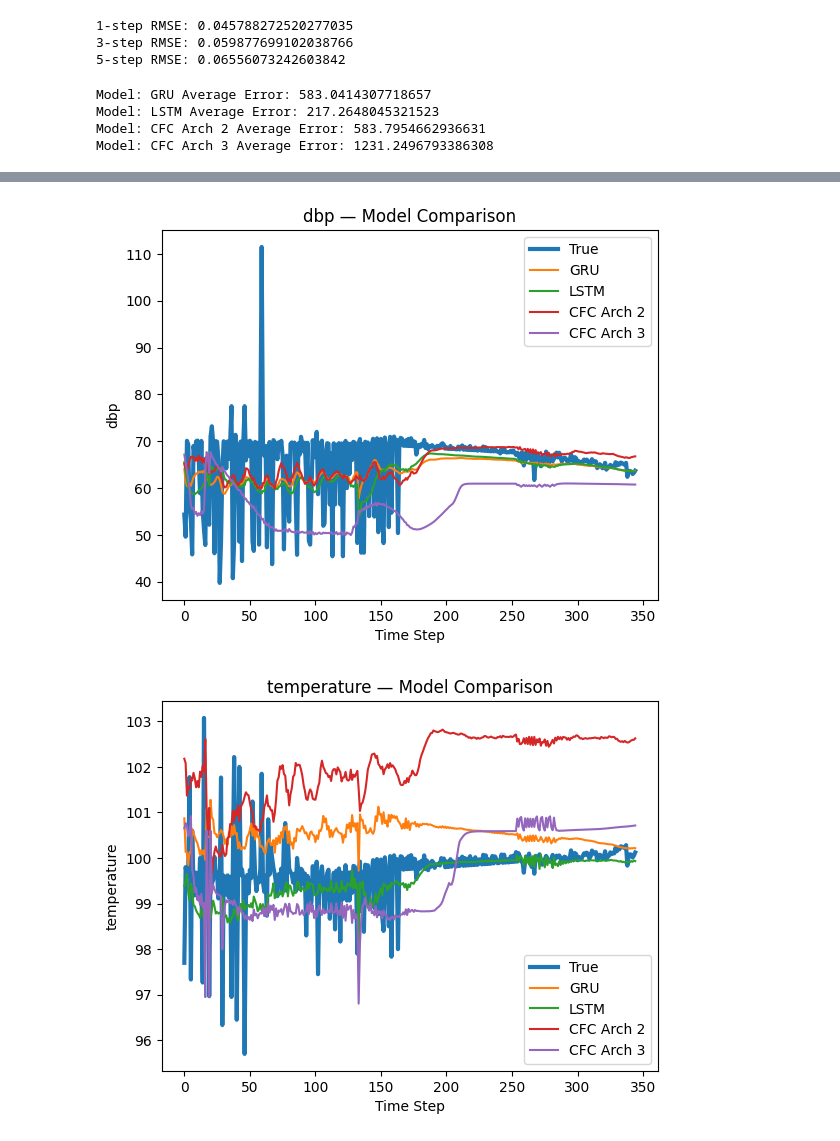
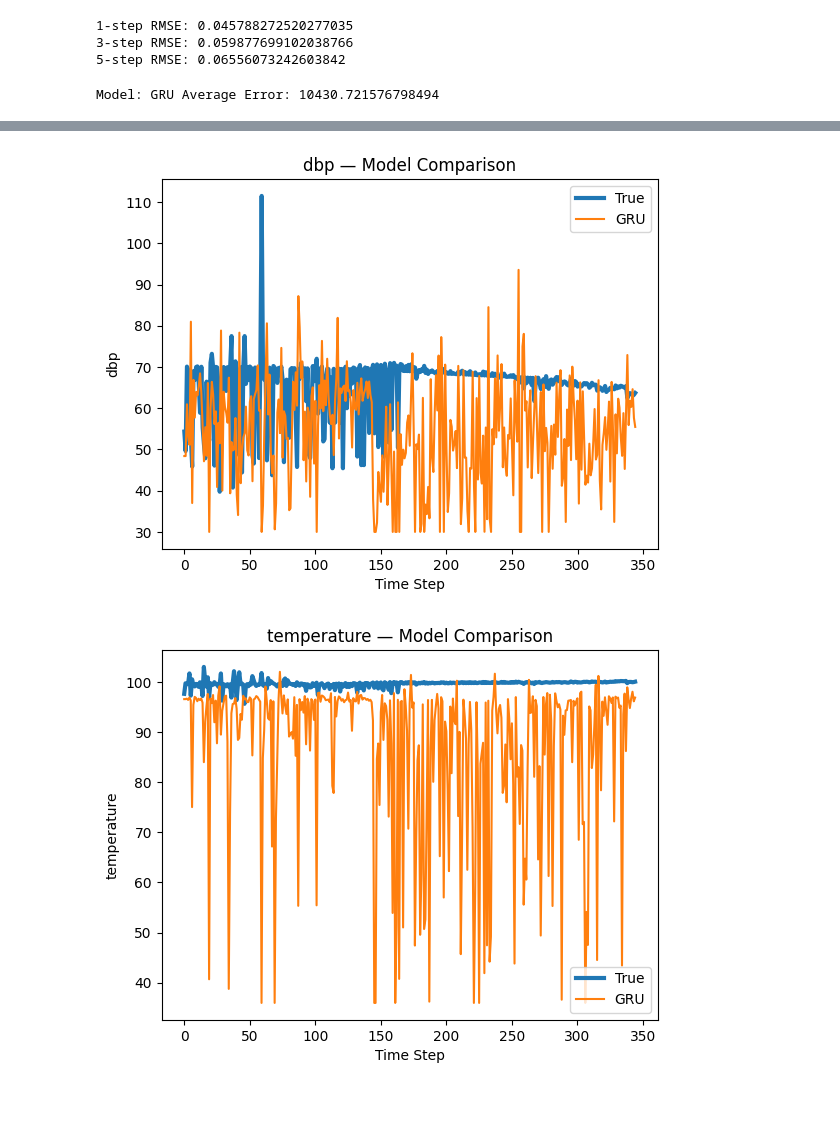
Before and after one commit to theophilus28/LNN-GRU-Comparative, a Jupyter notebook: lnn_setup.ipynb, the cells around one changed output, grey strips where cells are left out. Drawn from its saved outputs; the diff is of its cells as text; code cells hidden in the pictures; blank space fills up the shorter version.

Commit message:
still working out some graphing kinks

```diff
--- a/lnn_setup.ipynb
+++ b/lnn_setup.ipynb
@@ -2424,6 +2424,14 @@ def rollout_model(model, df, feature_cols, action_cols,
     #cur = s_true[0].unsqueeze(0)  # initial state
     preds = []
 
+    zero_dif = 346-len(cur)
+    pad = torch.zeros(zero_dif, 18, device=device)
+    cur = torch.cat([cur, pad], dim=0)
+    pad = torch.zeros(zero_dif, 3, device=device)
+    act = torch.cat([act, pad], dim=0)
+    cur = cur.unsqueeze(0)
+    act = act.unsqueeze(0)
+
     with torch.no_grad():
         unsqueezed = False
         for t in range(int(len(s_true)/2), len(s_true)):
@@ -2438,17 +2446,27 @@ def rollout_model(model, df, feature_cols, action_cols,
                 pred = pred.squeeze(0)
             else:
                 pred = model(cur, act)
-            preds.append(pred[-1].squeeze(0).cpu().numpy())
-            act = torch.cat((act[1:], a[t].unsqueeze(0)), dim=0)
+            preds.append(pred.squeeze(0).cpu().numpy())
             #cur = torch.cat((cur, pred.unsqueeze(0)), dim=0)
-            cur = pred
+            #cur = pred
+            if zero_dif > 0:
+                cur[0,-zero_dif] = pred
+                act[0,-zero_dif] = a[t].unsqueeze(0)
+                zero_dif -= 1
+            else:
+                #if the input aka cur is already filled and has no more zero fill, then we need to start
+                #removing the first step in cur and then append on the latest pred
+                pred = pred.unsqueeze(0)
+                cur = torch.cat([cur, pred], dim=1)
+                cur  = cur[:, 1:]
+                act = torch.cat((act[:,1:], (a[t].unsqueeze(0)).unsqueeze(0)), dim=1)
             # then we update the cur values from start up through the timestep right before the
             # start of the prediction window to equal the original data from s_true.
             # cur has already shifted by 1 at this point, so we can go from the start of cur up through the p_window.
             # End of sequence is same end value as original end location, + t so that it moves over time, + 1 because
             # it needs to shift to match the prediction, which is also 1 forward.
             # Start of sequence needs to be simply shifted by the same + 1 and + t
-            cur[:-p_window] = s_true[1+t-int(len(s_true)/2):t+1-p_window]
+            cur[:,:-p_window-zero_dif] = s_true[t-int(len(s_true)/2):t+1-p_window-zero_dif]
 
     preds = np.array(preds)
     true = s_true.cpu().numpy()
@@ -2567,9 +2585,7 @@ def subjects_to_icu_ids(full_df, subject_ids):
 # prediction and plot run
 
 gru_model = GRUModel()
-gru_model_original = GRUModel()
-lstm_model = LSTMModel()
-lstm_model_original = LSTMModel()
+#lstm_model = LSTMModel()
 cfc_model = CfCNetwork()
 cfc_arch2_model = CfCNetwork2()
 cfc_model_3 = CfCNetwork(dt=3.0)
@@ -2582,7 +2598,7 @@ lrc_model_optim = OptimizedLRCNetwork(cell_type="advanced")
 
 gru_model.load_state_dict(torch.load("best_gru.pt"))
 #gru_model_original.load_state_dict(torch.load("best_gru_original.pt"))
-lstm_model.load_state_dict(torch.load("best_lstm.pt"))
+#lstm_model.load_state_dict(torch.load("best_lstm.pt"))
 #lstm_model_original.load_state_dict(torch.load("best_lstm_original.pt"))
 cfc_model.load_state_dict(torch.load("best_cfc_relu.pt"))
 cfc_arch2_model.load_state_dict(torch.load("best_cfc_arch2.pt"))
@@ -2631,7 +2647,4 @@ compare_models(
     device="cuda"
 )
 # %% [output]
-Model: GRU Average Error: 583.0414307718657
-Model: LSTM Average Error: 217.2648045321523
-Model: CFC Arch 2 Average Error: 583.7954662936631
-Model: CFC Arch 3 Average Error: 1231.2496793386308
+Model: GRU Average Error: 10430.721576798494
@@ -2640,2 +2653,2 @@ Model: CFC Arch 3 Average Error: 1231.2496793386308
-[figure, old version]
+[figure, new version]
-[figure, old version]
+[figure, new version]
```
Also changed, not shown: parts of 2 cells of this notebook.
